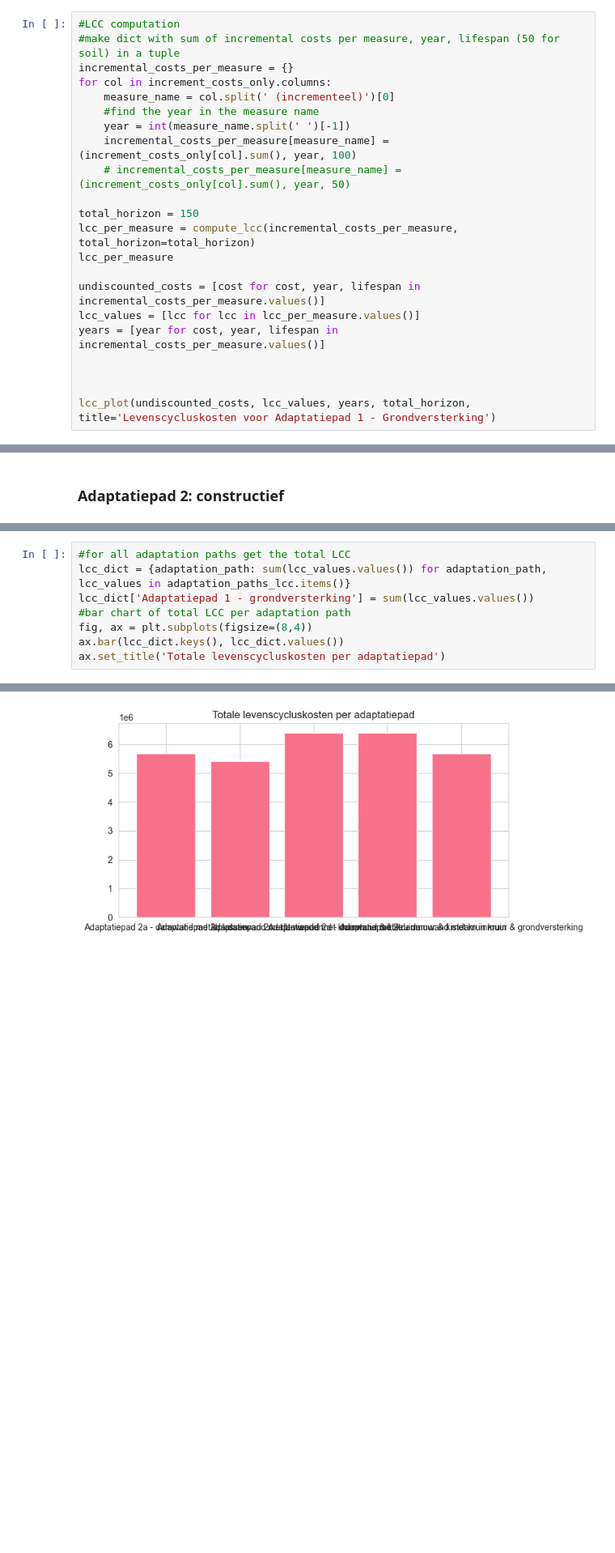
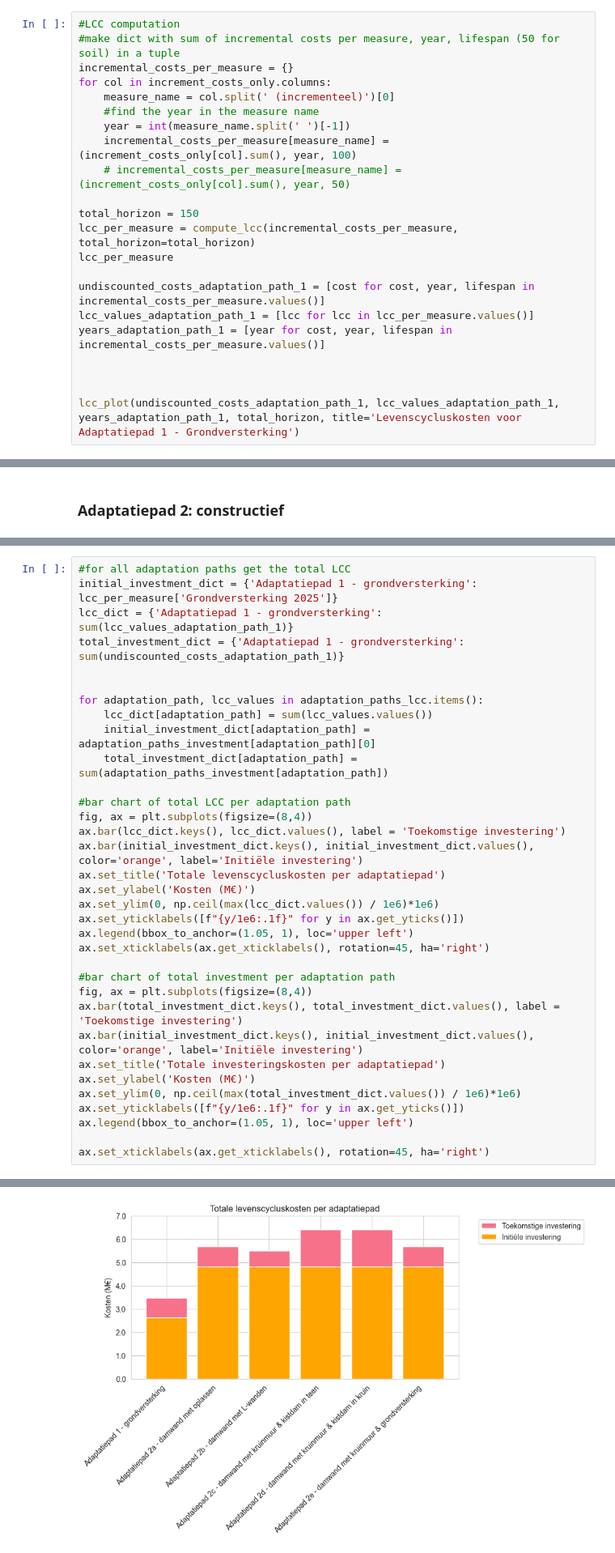
Before and after one commit to Deltares-research/Verkenning-2.0-backend, a Jupyter notebook: dev/incremental_costs/Scheldestromen_main.ipynb, the cells around one changed output, grey strips where cells are left out. Shown at 81% size. Cells and saved outputs as stored; diff of their text form; blank space fills up the shorter version.

```diff
--- a/dev/incremental_costs/Scheldestromen_main.ipynb
+++ b/dev/incremental_costs/Scheldestromen_main.ipynb
@@ -206,13 +206,13 @@ total_horizon = 150
 lcc_per_measure = compute_lcc(incremental_costs_per_measure, total_horizon=total_horizon)
 lcc_per_measure
 
-undiscounted_costs = [cost for cost, year, lifespan in incremental_costs_per_measure.values()]
-lcc_values = [lcc for lcc in lcc_per_measure.values()]
-years = [year for cost, year, lifespan in incremental_costs_per_measure.values()]
+undiscounted_costs_adaptation_path_1 = [cost for cost, year, lifespan in incremental_costs_per_measure.values()]
+lcc_values_adaptation_path_1 = [lcc for lcc in lcc_per_measure.values()]
+years_adaptation_path_1 = [year for cost, year, lifespan in incremental_costs_per_measure.values()]
 
 
 
-lcc_plot(undiscounted_costs, lcc_values, years, total_horizon, title='Levenscycluskosten voor Adaptatiepad 1 - Grondversterking')
+lcc_plot(undiscounted_costs_adaptation_path_1, lcc_values_adaptation_path_1, years_adaptation_path_1, total_horizon, title='Levenscycluskosten voor Adaptatiepad 1 - Grondversterking')
 # %% [output]
 [figure]
 # %% [markdown]
@@ -495,9 +491,35 @@ lcc_values
 # %%
 #for all adaptation paths get the total LCC
-lcc_dict = {adaptation_path: sum(lcc_values.values()) for adaptation_path, lcc_values in adaptation_paths_lcc.items()}
-lcc_dict['Adaptatiepad 1 - grondversterking'] = sum(lcc_values.values())
+initial_investment_dict = {'Adaptatiepad 1 - grondversterking': lcc_per_measure['Grondversterking 2025']}
+lcc_dict = {'Adaptatiepad 1 - grondversterking': sum(lcc_values_adaptation_path_1)}
+total_investment_dict = {'Adaptatiepad 1 - grondversterking': sum(undiscounted_costs_adaptation_path_1)}
+
+
+for adaptation_path, lcc_values in adaptation_paths_lcc.items():
+    lcc_dict[adaptation_path] = sum(lcc_values.values())
+    initial_investment_dict[adaptation_path] = adaptation_paths_investment[adaptation_path][0]
+    total_investment_dict[adaptation_path] = sum(adaptation_paths_investment[adaptation_path])
+
 #bar chart of total LCC per adaptation path
 fig, ax = plt.subplots(figsize=(8,4))
-ax.bar(lcc_dict.keys(), lcc_dict.values())
+ax.bar(lcc_dict.keys(), lcc_dict.values(), label = 'Toekomstige investering')
+ax.bar(initial_investment_dict.keys(), initial_investment_dict.values(), color='orange', label='Initiële investering')
 ax.set_title('Totale levenscycluskosten per adaptatiepad')
+ax.set_ylabel('Kosten (M€)')
+ax.set_ylim(0, np.ceil(max(lcc_dict.values()) / 1e6)*1e6)
+ax.set_yticklabels([f"{y/1e6:.1f}" for y in ax.get_yticks()])
+ax.legend(bbox_to_anchor=(1.05, 1), loc='upper left')
+ax.set_xticklabels(ax.get_xticklabels(), rotation=45, ha='right')
+
+#bar chart of total investment per adaptation path
+fig, ax = plt.subplots(figsize=(8,4))
+ax.bar(total_investment_dict.keys(), total_investment_dict.values(), label = 'Toekomstige investering')
+ax.bar(initial_investment_dict.keys(), initial_investment_dict.values(), color='orange', label='Initiële investering')
+ax.set_title('Totale investeringskosten per adaptatiepad')
+ax.set_ylabel('Kosten (M€)')
+ax.set_ylim(0, np.ceil(max(total_investment_dict.values()) / 1e6)*1e6)
+ax.set_yticklabels([f"{y/1e6:.1f}" for y in ax.get_yticks()])
+ax.legend(bbox_to_anchor=(1.05, 1), loc='upper left')
+
+ax.set_xticklabels(ax.get_xticklabels(), rotation=45, ha='right')
 # %% [output]
@@ -505 +532 @@ Text(0.5, 1.0, 'Totale levenscycluskosten per adaptatiepad')
-[figure, old version]
+[figure, new version]
```
Also changed, not shown: parts of 6 cells of this notebook.
